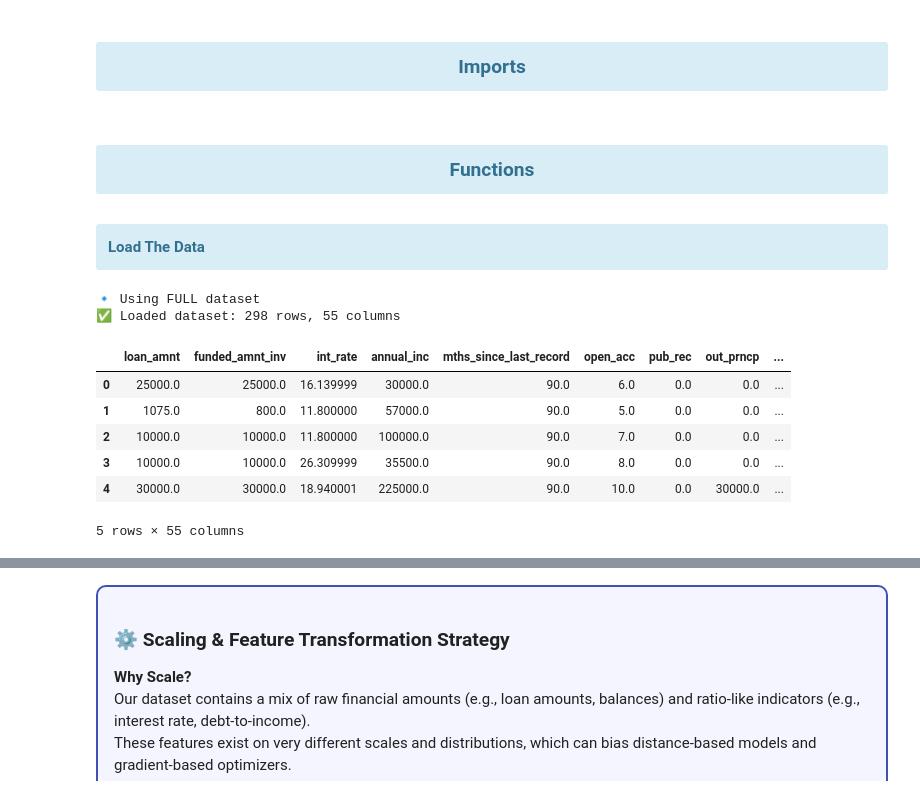
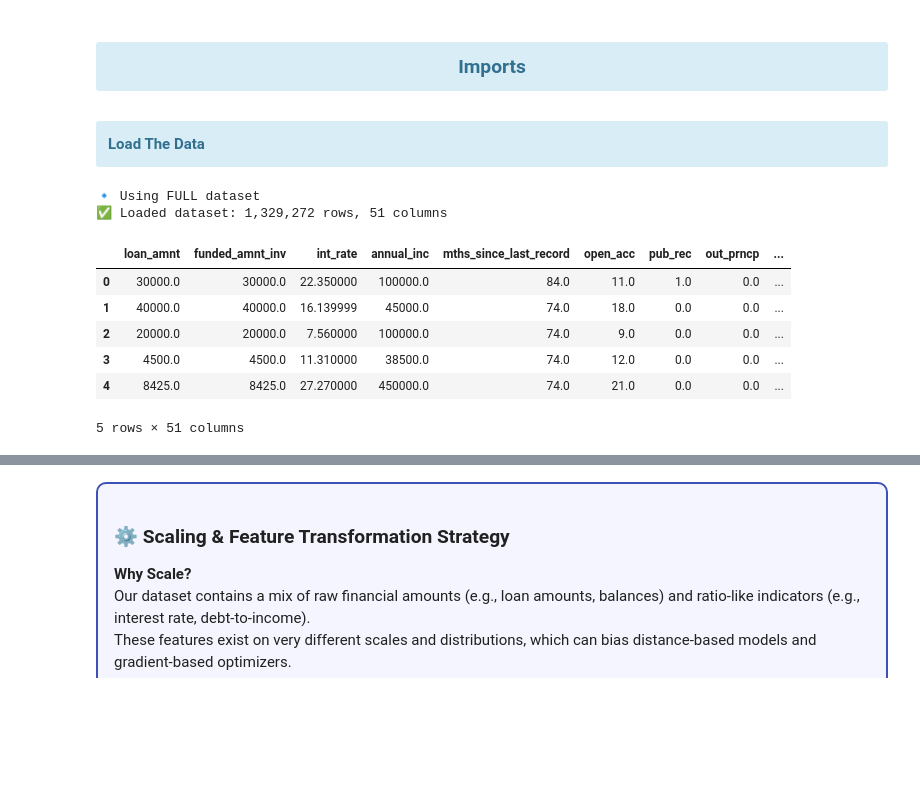
Before and after one commit to BTExpress1/loan-default-probability, a Jupyter notebook: 02_preprocess_training.ipynb, the cells around one changed output, grey strips where cells are left out. Drawn from its saved outputs; the diff is of its cells as text; code cells hidden in the pictures; blank space fills up the shorter version.

```diff
--- a/02_preprocess_training.ipynb
+++ b/02_preprocess_training.ipynb
@@ -61,47 +69,46 @@ plt.style.use("seaborn-v0_8-whitegrid")
-# %% [markdown]
-### <div class="alert alert-info" align = center> Functions</div>
 # %% [markdown]
 <div class="alert alert-info"><strong>Load The Data</strong></div>
 # %%
 # === Dataset Loading ===
 
-USE_SAMPLE = False   # flip to False when ready for full dataset
+USE_SAMPLE = False  # Keep this True for now, flip to False when ready for full dataset
 
 # Paths
 datapath = pathlib.Path("data/processed")
 feat_file = pathlib.Path("data/processed/columns_to_keep.txt")
+full_feat_file = pathlib.Path("data/processed/full_columns_to_keep.txt")
 
 # Load kept features
-with open(feat_file) as f:
-    features_to_keep = [line.strip() for line in f if line.strip()]
+if USE_SAMPLE:
+    print("🔹 Using SAMPLE dataset (10%)")
+    with open(feat_file) as f:
+        features_to_keep = [line.strip() for line in f if line.strip()]
+    df = pd.read_parquet(datapath / "loan_default_slim55.parquet") # Load the whole slim file.
+else:
+    print("🔹 Using FULL dataset")
+    with open(full_feat_file) as f:
+        features_to_keep = [line.strip() for line in f if line.strip()]
+    df = pd.read_parquet(datapath / "loan_default_full51.parquet")
 
 # Always include target
 target = "target_default"
 features_final = features_to_keep
-
-# Load data
-if USE_SAMPLE:
-    print("🔹 Using SAMPLE dataset (10%)")
-    df = pd.read_parquet(datapath / "loan_default_slim55.parquet").sample(frac=0.1, random_state=42)
-else:
-    print("🔹 Using FULL dataset")
-    df = pd.read_parquet(datapath / "loan_default_full55.parquet")
 
 # Keep only final features + target
 df = df[features_final]
 
 print(f"✅ Loaded dataset: {df.shape[0]:,} rows, {df.shape[1]} columns")
 df.head()
 # %% [output]
 🔹 Using FULL dataset
-✅ Loaded dataset: 298 rows, 55 columns
+✅ Loaded dataset: 1,329,272 rows, 51 columns
 |  | loan_amnt | funded_amnt_inv | int_rate | annual_inc | mths_since_last_record | open_acc | pub_rec | out_prncp | ... |
-| 0 | 25000.0 | 25000.0 | 16.139999 | 30000.0 | 90.0 | 6.0 | 0.0 | 0.0 | ... |
-| 1 | 1075.0 | 800.0 | 11.800000 | 57000.0 | 90.0 | 5.0 | 0.0 | 0.0 | ... |
-| 2 | 10000.0 | 10000.0 | 11.800000 | 100000.0 | 90.0 | 7.0 | 0.0 | 0.0 | ... |
-| 3 | 10000.0 | 10000.0 | 26.309999 | 35500.0 | 90.0 | 8.0 | 0.0 | 0.0 | ... |
-| 4 | 30000.0 | 30000.0 | 18.940001 | 225000.0 | 90.0 | 10.0 | 0.0 | 30000.0 | ... |
+| 0 | 30000.0 | 30000.0 | 22.350000 | 100000.0 | 84.0 | 11.0 | 1.0 | 0.0 | ... |
+| 1 | 40000.0 | 40000.0 | 16.139999 | 45000.0 | 74.0 | 18.0 | 0.0 | 0.0 | ... |
+| 2 | 20000.0 | 20000.0 | 7.560000 | 100000.0 | 74.0 | 9.0 | 0.0 | 0.0 | ... |
+| 3 | 4500.0 | 4500.0 | 11.310000 | 38500.0 | 74.0 | 12.0 | 0.0 | 0.0 | ... |
+| 4 | 8425.0 | 8425.0 | 27.270000 | 450000.0 | 74.0 | 21.0 | 0.0 | 0.0 | ... |
-5 rows × 55 columns
+5 rows × 51 columns
 # %%
 # Numeric-only correlation
 corr = df.select_dtypes(include=[np.number]).corr()
```
Also changed, not shown: parts of 26 cells of this notebook, 5 other files.
